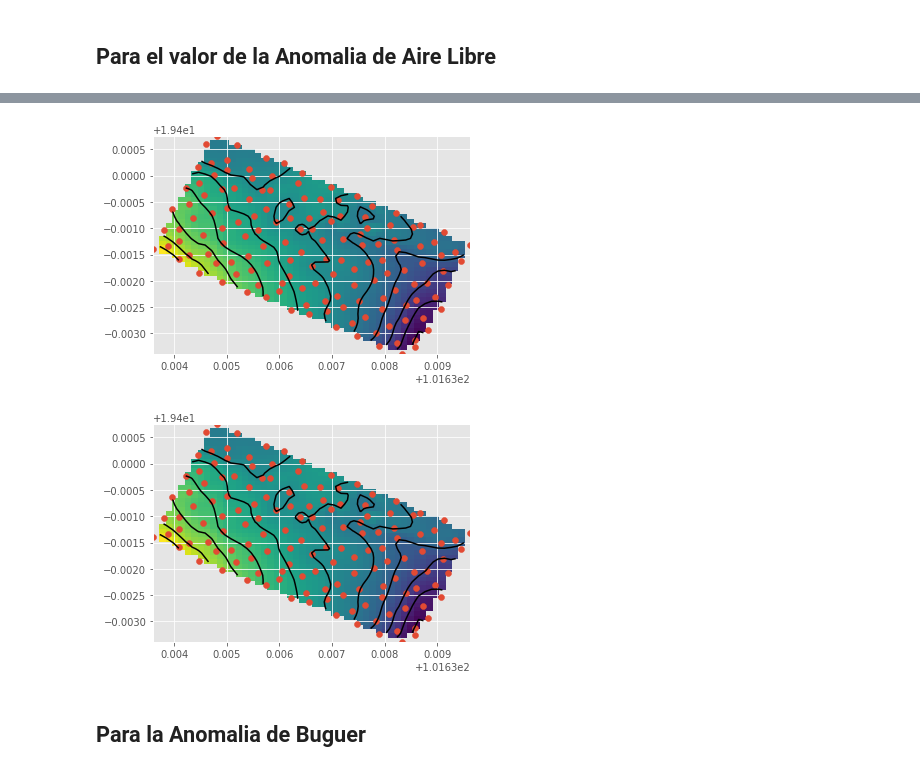
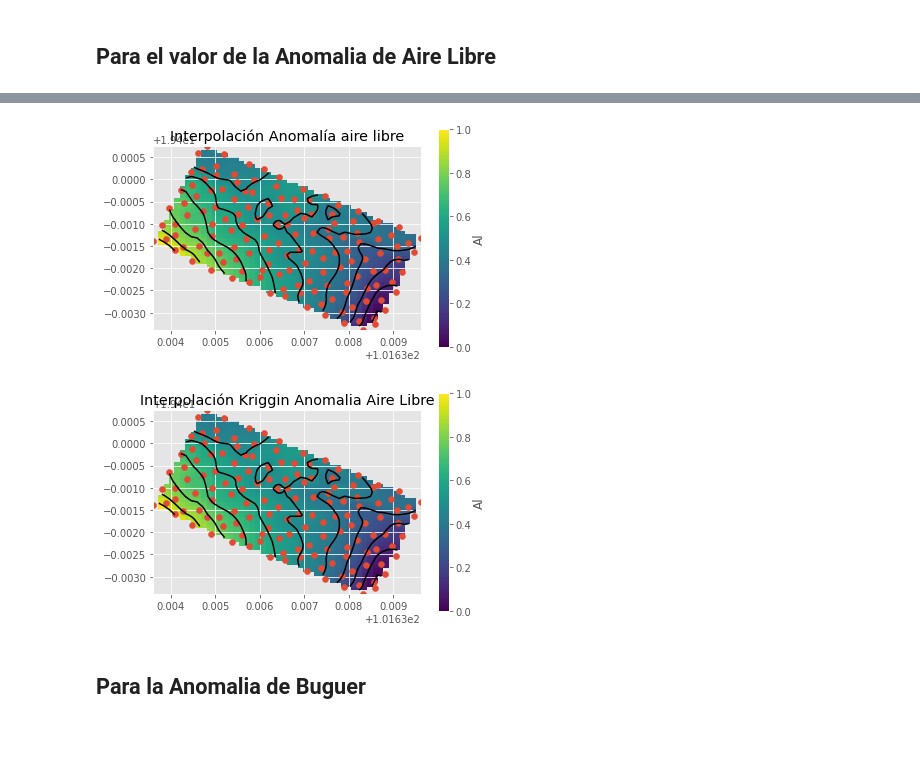
Before and after one commit to PedroTapia98/PracticaGravimetrica, a Jupyter notebook: Anomalias.ipynb, the cells around one changed output, grey strips where cells are left out. Drawn from its saved outputs; the diff is of its cells as text; code cells hidden in the pictures; blank space fills up the shorter version.

```diff
--- a/Anomalias.ipynb
+++ b/Anomalias.ipynb
@@ -316,16 +326,19 @@ plt.show()
 # %%
 from scipy.interpolate import griddata
 
 Ali = griddata(points=(x,y), values=alii, xi=(X,Y), method='cubic', fill_value=np.nan)
 
 # Gráfico (simplificado)
 plt.figure()
+plt.title("Interpolación Anomalía aire libre")
 plt.contour(X, Y, Ali, 10, colors="black")
 plt.imshow(Ali , origin="lower", interpolation=None,extent=[np.min(x),np.max(x),np.min(y),np.max(y)])
 plt.scatter(x, y)
+cbar = plt.colorbar()
+cbar.set_label("Al", labelpad=+1)
 plt.show()
 # %% [output]
-[figure, old version]
+[figure, new version]
 # %%
 from pykrige.ok import OrdinaryKriging
 variogram_model  = "spherical"
@@ -336,12 +349,15 @@ gz_int     = gz_int.data
 
 
 plt.figure()
+plt.title("Interpolación Kriggin Anomalia Aire Libre")
 plt.contour(X, Y, Ali, 10, colors="black")
 plt.imshow(Ali , origin="lower", interpolation=None,extent=[np.min(x),np.max(x),np.min(y),np.max(y)])
 plt.scatter(x, y)
+cbar = plt.colorbar()
+cbar.set_label("Al", labelpad=+1)
 plt.show()
 # %% [output]
-[figure, old version]
+[figure, new version]
 # %% [markdown]
 ## Para la Anomalia de Buguer
 # %%
```
Also changed, not shown: parts of 7 cells of this notebook.
